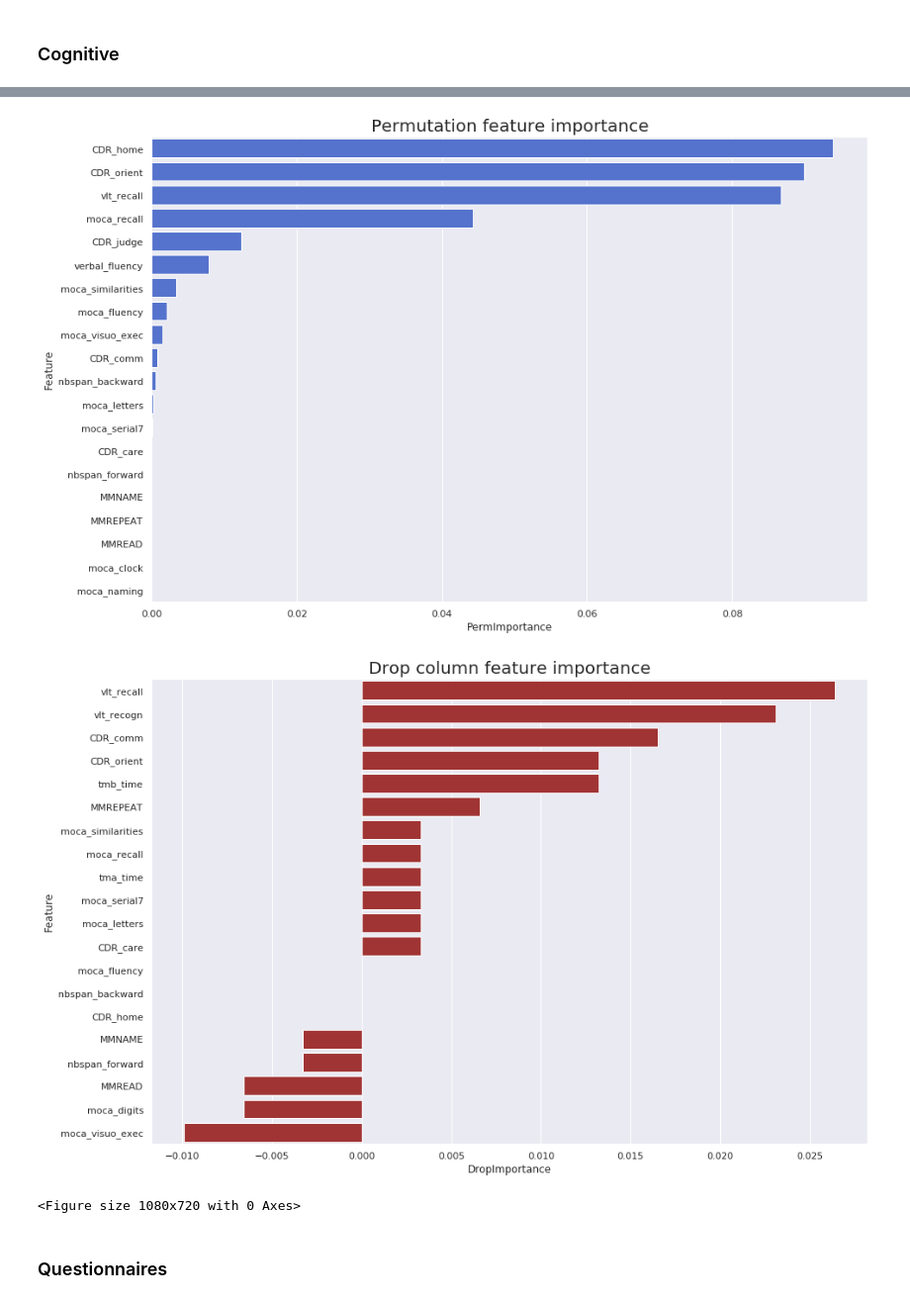
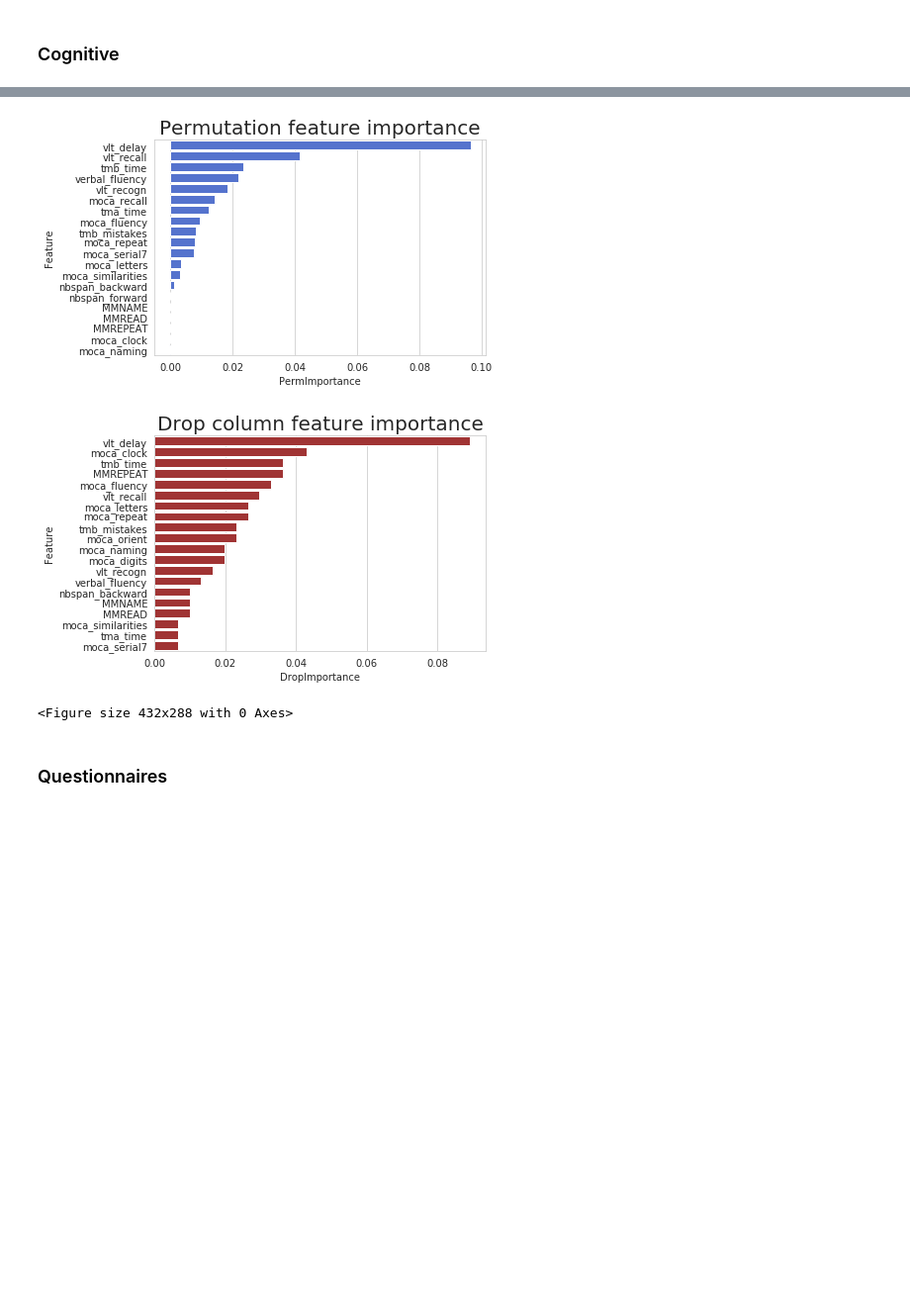
Before and after one commit to mjkleiman/streamlineAD, a Jupyter notebook: KleimanPhD_Chp2.ipynb, the cells around one changed output, grey strips where cells are left out. Shown at 99% size. Cells and saved outputs as stored; diff of their text form; code cells hidden in the pictures; blank space fills up the shorter version.

```diff
--- a/KleimanPhD_Chp2.ipynb
+++ b/KleimanPhD_Chp2.ipynb
@@ -1767,0 +1857,37 @@ fig.savefig(f'{dir}/Figures/roc_ehr_bi_4cat', dpi=300)
+# %%
+inputs_cog = Input(shape=(len_cog,))
+dense_cog = Dense(105, activation='relu')(inputs_cog)
+dense_cog = Dropout(0.2)(dense_cog)
+dense_cog = Dense(60, activation='relu')(dense_cog)
+out_cog = Dense(15, activation='relu')(dense_cog)
+
+inputs_qus = Input(shape=(len_qus,))
+dense_qus = Dense(105, activation='relu')(inputs_qus)
+dense_qus = Dropout(0.2)(dense_qus)
+dense_qus = Dense(60, activation='relu')(dense_qus)
+out_qus = Dense(15, activation='relu')(dense_qus)
+
+inputs_mnt = Input(shape=(len_mnt,))
+dense_mnt = Dense(105, activation='relu')(inputs_mnt)
+dense_mnt = Dropout(0.2)(dense_mnt)
+dense_mnt = Dense(60, activation='relu')(dense_mnt)
+out_mnt = Dense(15, activation='relu')(dense_mnt)
+
+out_flat = concatenate([out_cog,out_qus,out_mnt])
+
+dense_all = Dense(105, activation='relu')(out_flat)
+dense_all = Dropout(0.2)(dense_all)
+dense_all = Dense(75, activation='relu')(dense_all)
+dense_all = Dropout(0.2)(dense_all)
+dense_all = Dense(60, activation='relu')(dense_all)
+dense_all = Dense(15, activation='relu')(dense_all)
+outputs = Dense(1, activation='sigmoid')(dense_all)
+model = Model(inputs=[inputs_cog,inputs_qus,inputs_mnt], outputs=outputs)
+
+
+model.compile(loss='mean_squared_error',
+              optimizer='sgd',
+              metrics=['accuracy'])
+# %%
+# Cog, Questionnaires, Mental
+model.fit([adni_pair_cog, adni_pair_qus, adni_pair_mnt], df_adni_pair_y2, batch_size=1000, epochs=1000, validation_split=0.2)
@@ -1773,8 +1935,7 @@ fig.savefig(f'{dir}/Figures/roc_ehr_bi_4cat', dpi=300)
 features = ['moca_visuo_exec', 'moca_clock',
        'moca_naming', 'moca_digits', 'moca_letters', 'moca_serial7',
        'moca_repeat', 'moca_fluency', 'moca_similarities', 'moca_recall',
-       'moca_orient','MMNAME', 'MMREPEAT', 'MMREAD','CDR_orient', 'CDR_judge', 'CDR_comm', 'CDR_home',
-       'CDR_care', 'vlt_recall', 'vlt_recogn', 'vlt_delay',
+       'moca_orient','MMNAME', 'MMREPEAT', 'MMREAD', 'vlt_recall', 'vlt_recogn', 'vlt_delay',
        'nbspan_forward', 'nbspan_backward', 'verbal_fluency', 'tma_time',
        'tmb_time', 'tmb_mistakes']
 adni_f = df_adni_pair_X.loc[:,features]
@@ -1784,11 +1945,11 @@ clinic_f = sm_clinic_pair_X.loc[:,features]
 #### Predictive Analyses (2)
 print('\n~~~~~~~~ Predictive Analyses, Binary ~~~~~~~~\n')
 pair_ehr_cog_2 = paired_analyses(adni_f, df_adni_pair_y2, clinic_f, sm_clinic_pair_y2)
-pair_ehr_cog_2.to_csv(f'{dir}/Output/pair_ehr_cog_2.csv', index=False)
+pair_ehr_cog_2.to_csv(f'{dir}/Output/pair_ehr_cog_2_nocdr.csv', index=False)
 #### Feature Analyses (2)
 print('\n~~~~~~~~ Feature Analyses, Binary ~~~~~~~~\n')
 pair_features_cog_2 = paired_feature(adni_f, df_adni_pair_y2, clinic_f, sm_clinic_pair_y2)
-pair_features_cog_2.to_csv(f'{dir}/Output/pair_features_cog_2.csv', index=False)
+pair_features_cog_2.to_csv(f'{dir}/Output/pair_features_cog_2_nocdr.csv', index=False)
 # %% [output]
 ~~~~~~~~ Predictive Analyses, Binary ~~~~~~~~
 
@@ -1802,14 +1963,14 @@ Recall:          0.9157303370786517
 
 
 ~~XGBoost~~
 ... (15 lines left out)
 
 
 
 ~~~~~~~~ Feature Analyses, Binary ~~~~~~~~
-[figure, old version]
+[figure, new version]
-[figure, old version]
+[figure, new version]
-<Figure size 1080x720 with 0 Axes>
+<Figure size 432x288 with 0 Axes>
 # %% [markdown]
 ### Questionnaires
 # %%
```
Also changed, not shown: parts of 46 cells of this notebook.
